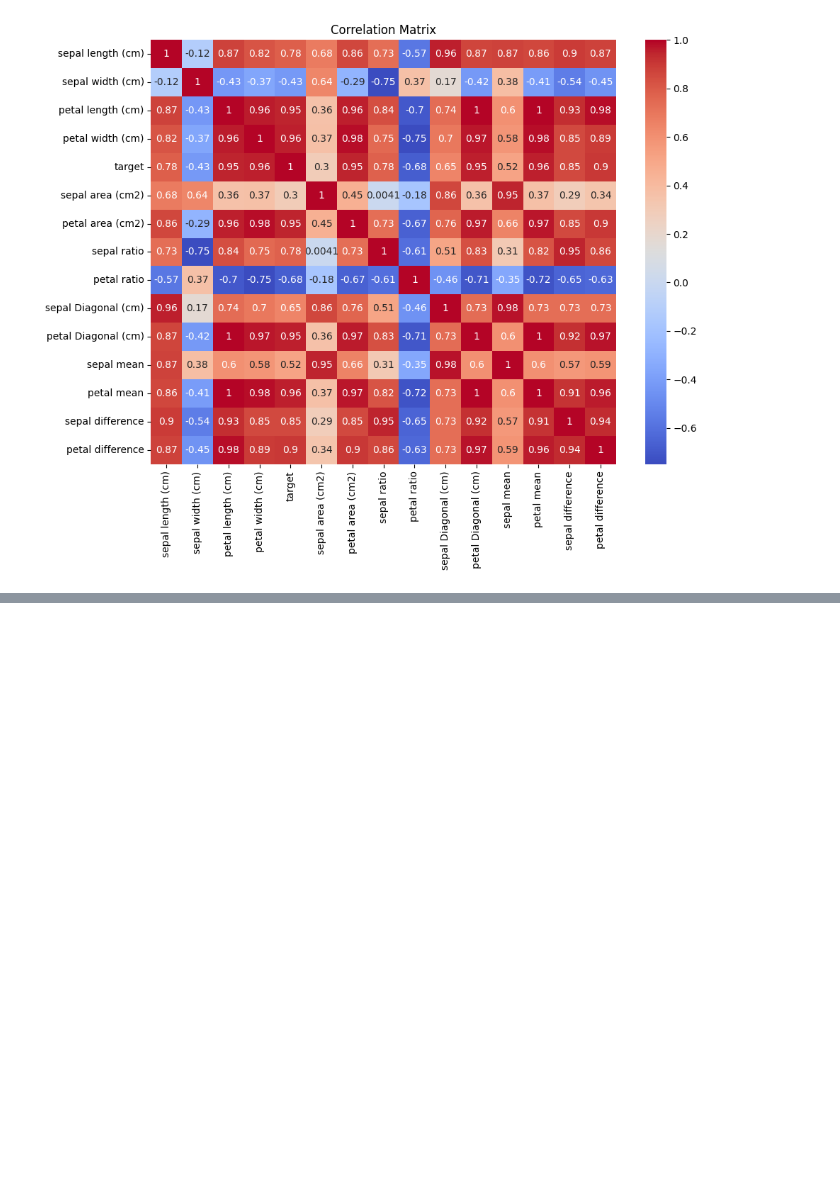
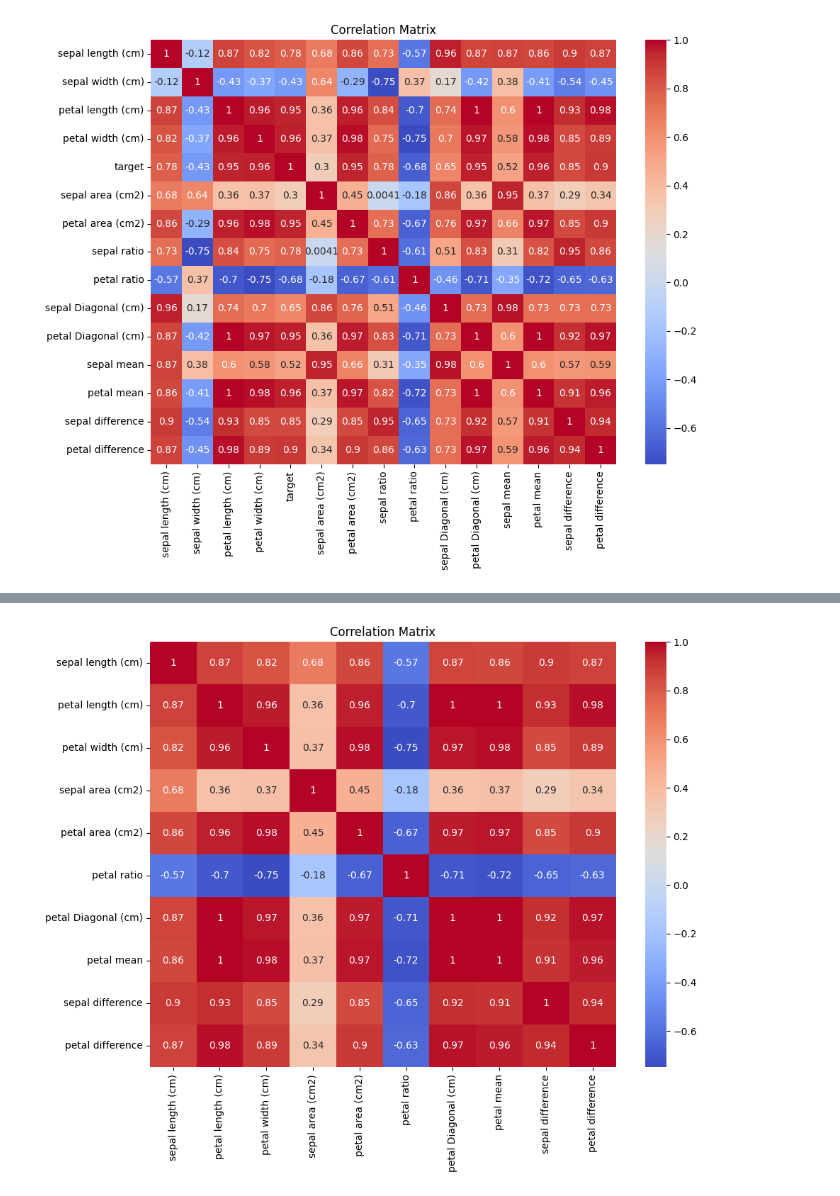
Before and after one commit to abdubakr77/Iris-Flower-Classification, a Jupyter notebook: Iris Flower Classification.ipynb, the cells around one changed output, grey strips where cells are left out. Cells and saved outputs as stored; diff of their text form; code cells hidden in the pictures; blank space fills up the shorter version.

Commit message:
feat: Feature Selection

```diff
--- a/Iris Flower Classification.ipynb
+++ b/Iris Flower Classification.ipynb
@@ -174,3 +174,11 @@ plt.tight_layout()
 plt.show()
 # %% [output]
 [figure]
+# %%
+X = df.drop('target',axis=1)
+y = df['target']
+FeatureSelection = SelectKBest(chi2,k=10)
+X_Selected = FeatureSelection.fit_transform(X,y)
+
+X_Selected_df = pd.DataFrame(X_Selected,columns=[i for i,j in zip(X.columns , FeatureSelection.get_support()) if j])
+X_Selected_df
@@ -176,0 +199,9 @@ plt.show()
+# %%
+plt.figure(figsize=(10, 8))
+sns.heatmap(X_Selected_df.corr(), annot=True, cmap='coolwarm')
+
+plt.title('Correlation Matrix')
+plt.tight_layout()
+plt.show()
+# %% [output]
+[figure, added]
```
Also changed, not shown: parts of 1 cell of this notebook.
